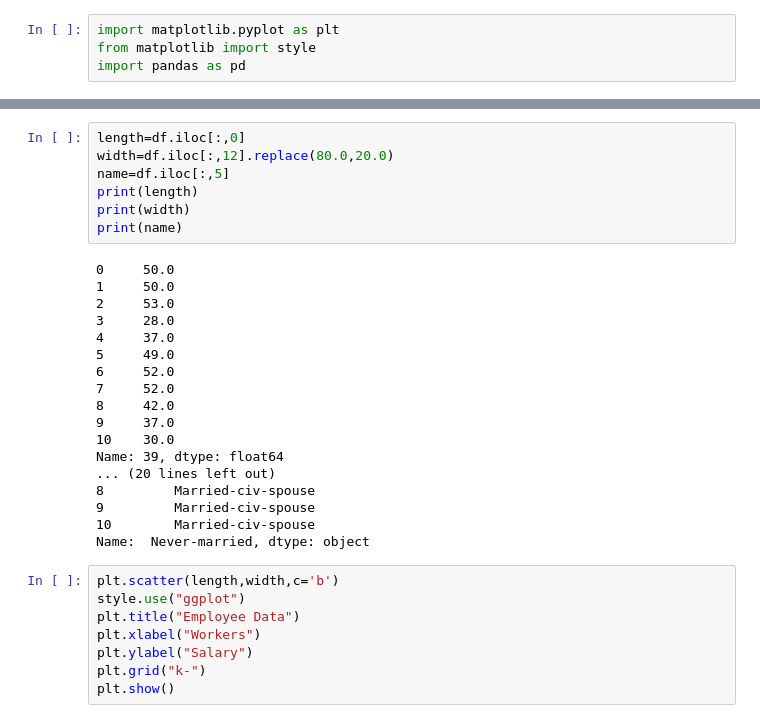
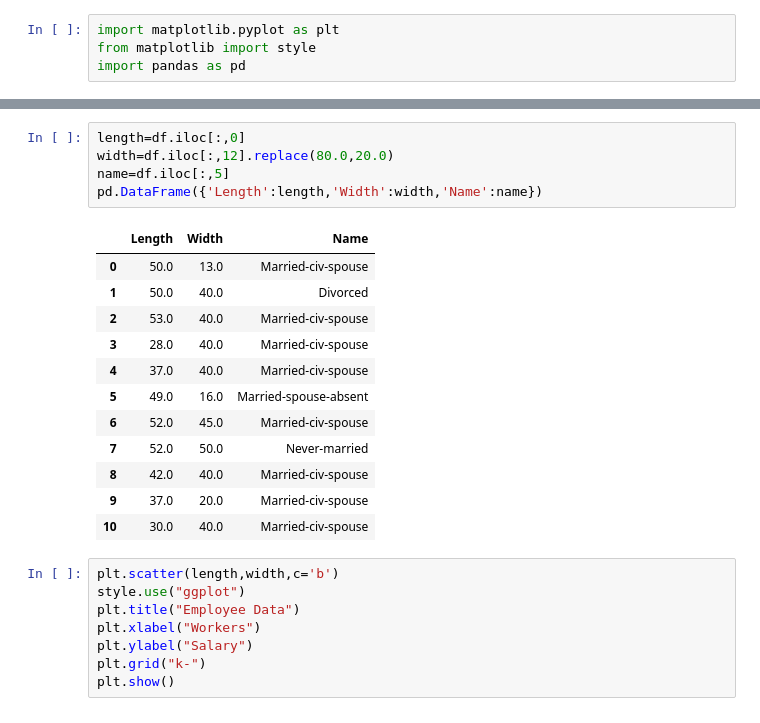
Before and after one commit to deepanshu414/ML, a Jupyter notebook: ML/Matplotlib_4.ipynb, the cells around one changed output, grey strips where cells are left out. Cells and saved outputs as stored; diff of their text form.

```diff
--- a/ML/Matplotlib_4.ipynb
+++ b/ML/Matplotlib_4.ipynb
@@ -21,28 +21,21 @@ df
 # %%
 length=df.iloc[:,0]
 width=df.iloc[:,12].replace(80.0,20.0)
 name=df.iloc[:,5]
-print(length)
-print(width)
-print(name)
+pd.DataFrame({'Length':length,'Width':width,'Name':name})
 # %% [output]
-0     50.0
-1     50.0
-2     53.0
-3     28.0
-4     37.0
-5     49.0
-6     52.0
-7     52.0
-8     42.0
-9     37.0
-10    30.0
-Name: 39, dtype: float64
-... (20 lines left out)
-8         Married-civ-spouse
-9         Married-civ-spouse
-10        Married-civ-spouse
-Name:  Never-married, dtype: object
+|  | Length | Width | Name |
+| 0 | 50.0 | 13.0 | Married-civ-spouse |
+| 1 | 50.0 | 40.0 | Divorced |
+| 2 | 53.0 | 40.0 | Married-civ-spouse |
+| 3 | 28.0 | 40.0 | Married-civ-spouse |
+| 4 | 37.0 | 40.0 | Married-civ-spouse |
+| 5 | 49.0 | 16.0 | Married-spouse-absent |
+| 6 | 52.0 | 45.0 | Married-civ-spouse |
+| 7 | 52.0 | 50.0 | Never-married |
+| 8 | 42.0 | 40.0 | Married-civ-spouse |
+| 9 | 37.0 | 20.0 | Married-civ-spouse |
+| 10 | 30.0 | 40.0 | Married-civ-spouse |
 # %%
 plt.scatter(length,width,c='b')
 style.use("ggplot")
```
Also changed, not shown: 6 other files.
